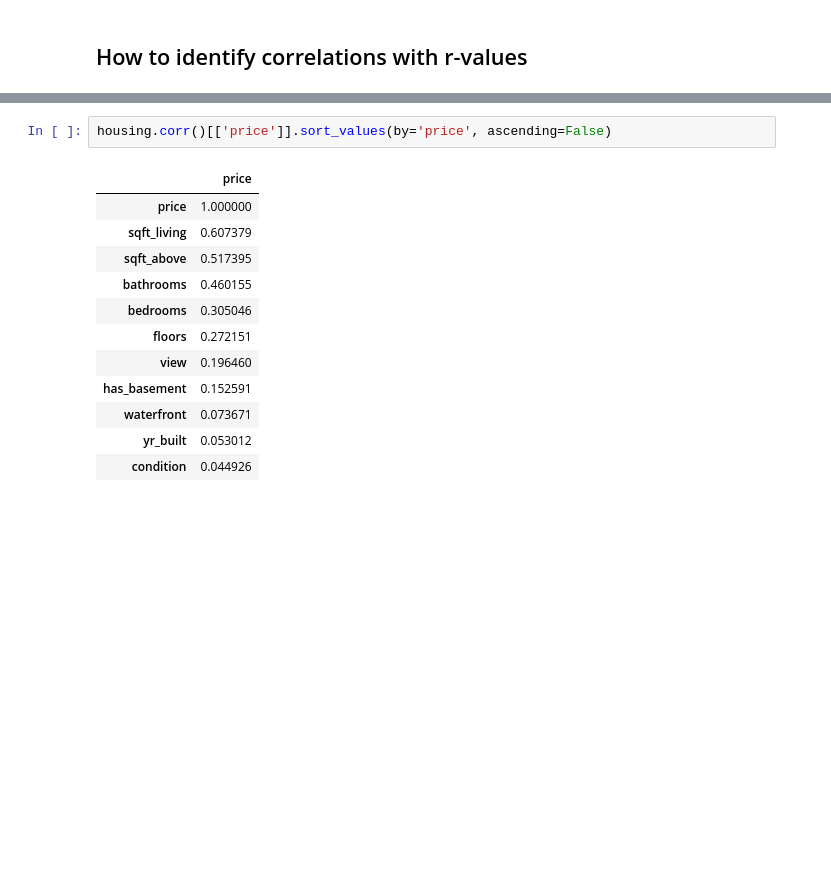
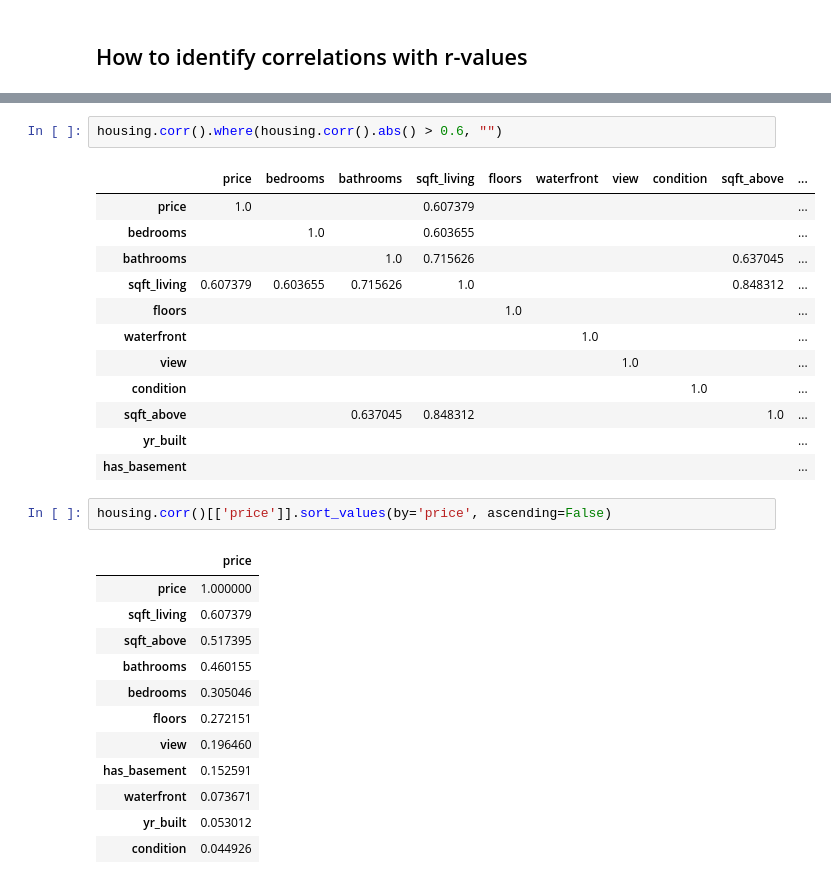
Before and after one commit to ncrowder/python, a Jupyter notebook: murach_data_analysis/class_demos/regression.ipynb, the cells around one changed output, grey strips where cells are left out. Drawn from its saved outputs; the diff is of its cells as text; blank space fills up the shorter version.

```diff
--- a/murach_data_analysis/class_demos/regression.ipynb
+++ b/murach_data_analysis/class_demos/regression.ipynb
@@ -84,3 +110,18 @@ housing.corr().head()
+# %%
+housing.corr().where(housing.corr().abs() > 0.6, "")
+# %% [output]
+|  | price | bedrooms | bathrooms | sqft_living | floors | waterfront | view | condition | sqft_above | ... |
+| price | 1.0 |  |  | 0.607379 |  |  |  |  |  | ... |
+| bedrooms |  | 1.0 |  | 0.603655 |  |  |  |  |  | ... |
+| bathrooms |  |  | 1.0 | 0.715626 |  |  |  |  | 0.637045 | ... |
+| sqft_living | 0.607379 | 0.603655 | 0.715626 | 1.0 |  |  |  |  | 0.848312 | ... |
+| floors |  |  |  |  | 1.0 |  |  |  |  | ... |
+| waterfront |  |  |  |  |  | 1.0 |  |  |  | ... |
+| view |  |  |  |  |  |  | 1.0 |  |  | ... |
+| condition |  |  |  |  |  |  |  | 1.0 |  | ... |
+| sqft_above |  |  | 0.637045 | 0.848312 |  |  |  |  | 1.0 | ... |
+| yr_built |  |  |  |  |  |  |  |  |  | ... |
+| has_basement |  |  |  |  |  |  |  |  |  | ... |
 # %%
 housing.corr()[['price']].sort_values(by='price', ascending=False)
 # %% [output]
```
Also changed, not shown: parts of 13 cells of this notebook.
